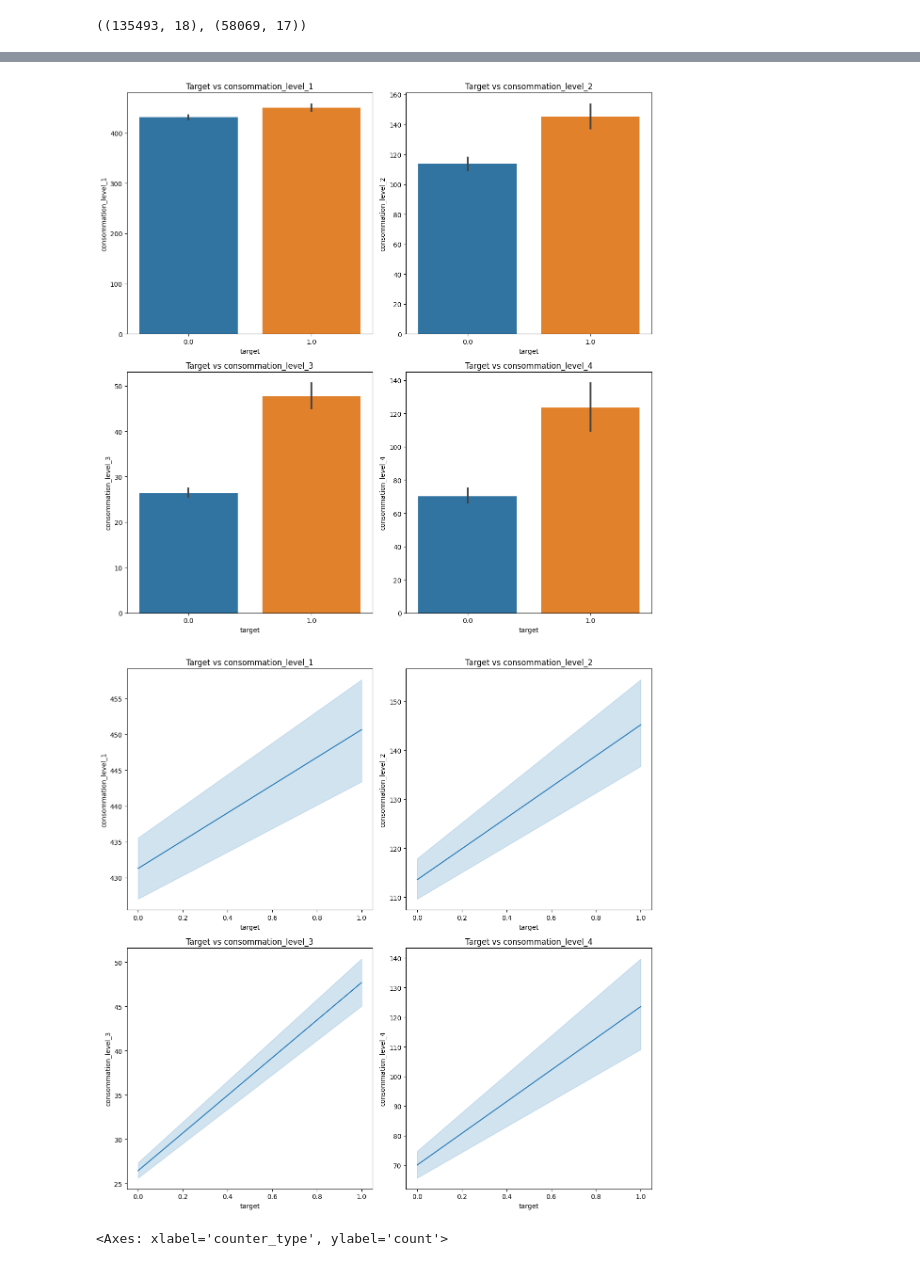
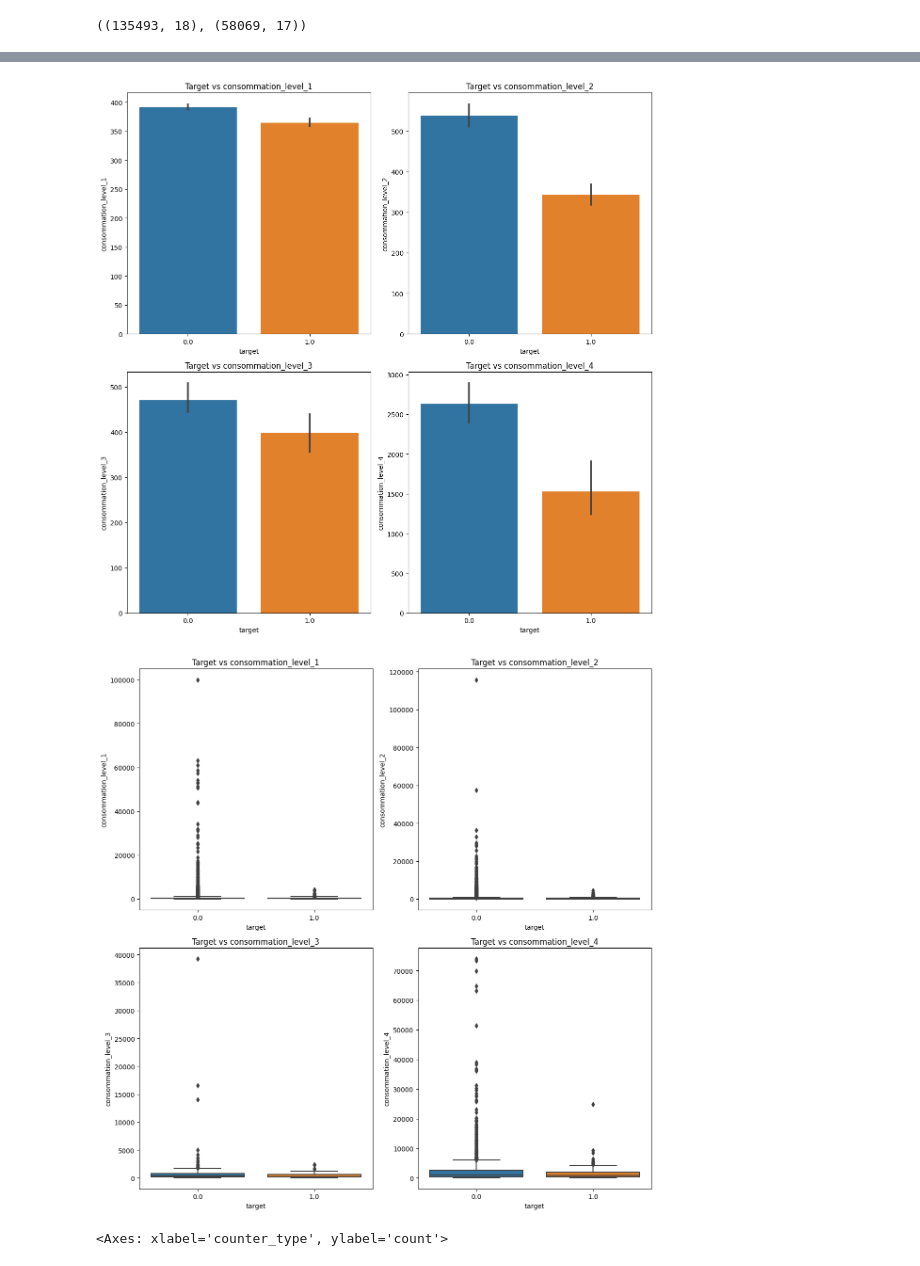
Before and after one commit to nikwilms/fraud-detection-electricity-gas-consumption, a Jupyter notebook: Initial_eda_daniel.ipynb, the cells around one changed output, grey strips where cells are left out. Drawn from its saved outputs; the diff is of its cells as text; code cells hidden in the pictures.

Commit message:
EDA Daniel extra graphs

```diff
--- a/Initial_eda_daniel.ipynb
+++ b/Initial_eda_daniel.ipynb
@@ -254,7 +255,7 @@ def agg_invoice_num_mode_no_monthly_weighting(
         cols_to_agg_mode = ["tarif_type", "counter_statue",
                             "counter_code", "reading_remarque",
                             "counter_type"],
-        num_agg = "mean"):
+        num_agg = "median"):
     df_num = df_invoice.groupby("client_id")[cols_to_agg_num].agg(num_agg)
     df_mode = df_invoice.groupby("client_id")[cols_to_agg_mode].apply(lambda x: x.mode().iloc[0])
     df_ges = pd.concat([df_num,df_mode], axis=1)
@@ -318,0 +320,4 @@ train.describe()
+# %%
+#remove 0 from consommation_level_1, consommation_level_2, consommation_level_3, consommation_level_4
+for col in ['consommation_level_1', 'consommation_level_2', 'consommation_level_3', 'consommation_level_4']:
+    train[col] = train[col].apply(lambda x: x if x>0 else None)
@@ -337,29 +346,29 @@ for i, col in enumerate(columns):
 plt.tight_layout()
 plt.show()
 # %% [output]
-[figure, old version]
+[figure, new version]
 # %%
 # List of columns
 columns = ['consommation_level_1', 'consommation_level_2', 'consommation_level_3', 'consommation_level_4']
 
 # Create a figure with subplots
 fig, axes = plt.subplots(2, 2, figsize=(12, 12))
 
 # Flatten the axes array to simplify indexing
 axes = axes.ravel()
 
 # Iterate over columns and axes to create plots
 for i, col in enumerate(columns):
     ax = axes[i]
     plt.sca(ax)  # Set the current axes to the current subplot
-    sns.lineplot(x="target", y=col, data=train)
+    sns.boxplot(x="target", y=col, data=train)
     plt.title("Target vs " + col)
 
 # Adjust layout and show the plot
 plt.tight_layout()
 plt.show()
 # %% [output]
-[figure, old version]
+[figure, new version]
 # %%
 #plot counter type vs target
 sns.countplot(x='counter_type', data=train, hue='target')
```
Also changed, not shown: parts of 8 cells of this notebook.
